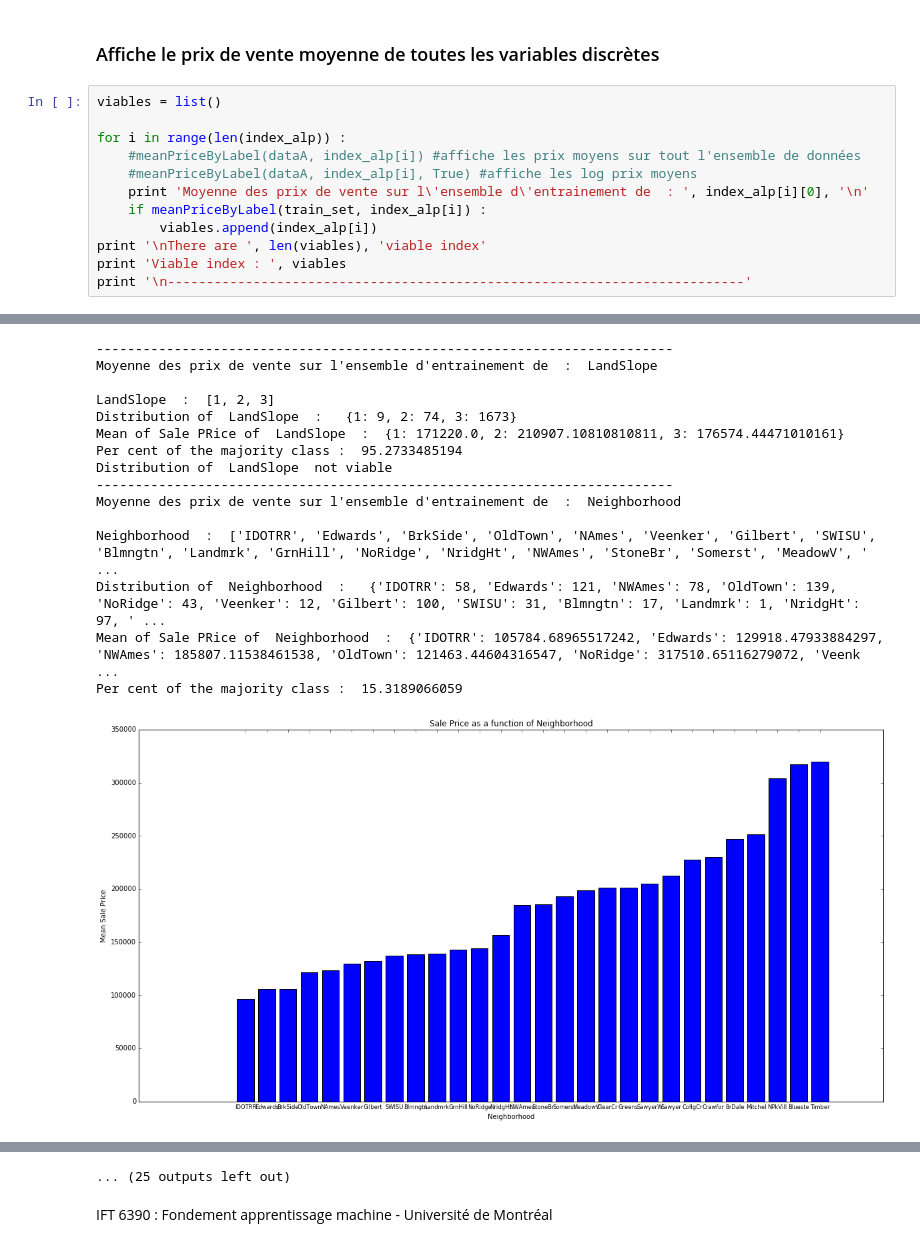
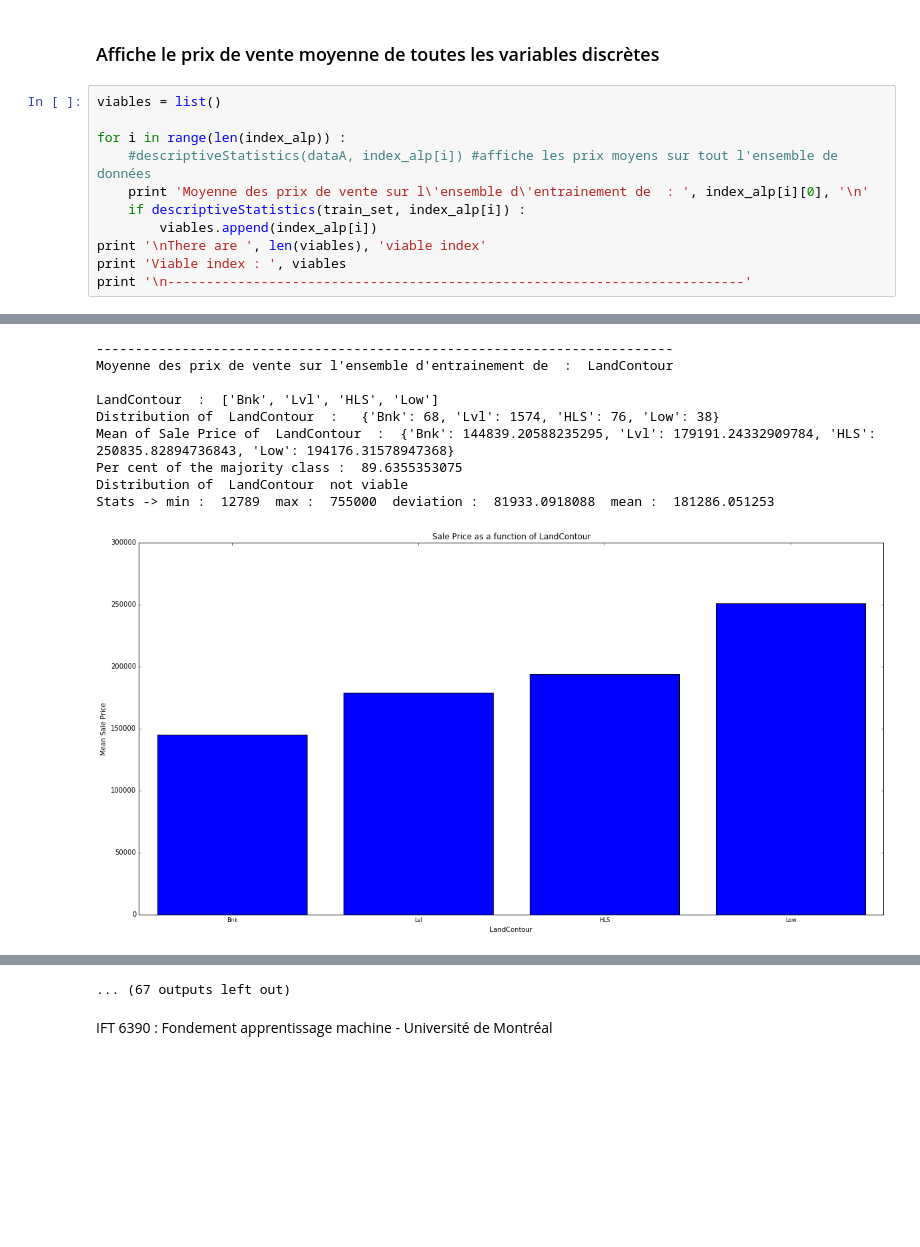
Before and after one commit to MaxouGJ/House-Prices, a Jupyter notebook: PROJET_HP_Maxime.ipynb, the cells around one changed output, grey strips where cells are left out. Drawn from its saved outputs; the diff is of its cells as text; blank space fills up the shorter version.

Commit message:
Ajout des statistiues descriptives

```diff
--- a/PROJET_HP_Maxime.ipynb
+++ b/PROJET_HP_Maxime.ipynb
@@ -1095,10 +1104,9 @@ Name: SalePrice, dtype: float64
 viables = list()
 
 for i in range(len(index_alp)) :
-    #meanPriceByLabel(dataA, index_alp[i]) #affiche les prix moyens sur tout l'ensemble de données
-    #meanPriceByLabel(dataA, index_alp[i], True) #affiche les log prix moyens
+    #descriptiveStatistics(dataA, index_alp[i]) #affiche les prix moyens sur tout l'ensemble de données
     print 'Moyenne des prix de vente sur l\'ensemble d\'entrainement de  : ', index_alp[i][0], '\n'
-    if meanPriceByLabel(train_set, index_alp[i]) :
+    if descriptiveStatistics(train_set, index_alp[i]) :
         viables.append(index_alp[i])
 print '\nThere are ', len(viables), 'viable index'
 print 'Viable index : ', viables
@@ -1148,17 +1142,11 @@ Per cent of the majority class :  72.7790432802
 --------------------------------------------------------------------------
-Moyenne des prix de vente sur l'ensemble d'entrainement de  :  LandSlope
+Moyenne des prix de vente sur l'ensemble d'entrainement de  :  LandContour
 
-LandSlope  :  [1, 2, 3]
-Distribution of  LandSlope  :   {1: 9, 2: 74, 3: 1673}
-Mean of Sale PRice of  LandSlope  :  {1: 171220.0, 2: 210907.10810810811, 3: 176574.44471010161}
-Per cent of the majority class :  95.2733485194
-Distribution of  LandSlope  not viable
---------------------------------------------------------------------------
-Moyenne des prix de vente sur l'ensemble d'entrainement de  :  Neighborhood
-
-Neighborhood  :  ['IDOTRR', 'Edwards', 'BrkSide', 'OldTown', 'NAmes', 'Veenker', 'Gilbert', 'SWISU', 'Blmngtn', 'Landmrk', 'GrnHill', 'NoRidge', 'NridgHt', 'NWAmes', 'StoneBr', 'Somerst', 'MeadowV', ' ...
-Distribution of  Neighborhood  :   {'IDOTRR': 58, 'Edwards': 121, 'NWAmes': 78, 'OldTown': 139, 'NoRidge': 43, 'Veenker': 12, 'Gilbert': 100, 'SWISU': 31, 'Blmngtn': 17, 'Landmrk': 1, 'NridgHt': 97, ' ...
-Mean of Sale PRice of  Neighborhood  :  {'IDOTRR': 105784.68965517242, 'Edwards': 129918.47933884297, 'NWAmes': 185807.11538461538, 'OldTown': 121463.44604316547, 'NoRidge': 317510.65116279072, 'Veenk ...
-Per cent of the majority class :  15.3189066059
+LandContour  :  ['Bnk', 'Lvl', 'HLS', 'Low']
+Distribution of  LandContour  :   {'Bnk': 68, 'Lvl': 1574, 'HLS': 76, 'Low': 38}
+Mean of Sale Price of  LandContour  :  {'Bnk': 144839.20588235295, 'Lvl': 179191.24332909784, 'HLS': 250835.82894736843, 'Low': 194176.31578947368}
+Per cent of the majority class :  89.6355353075
+Distribution of  LandContour  not viable
+Stats -> min :  12789  max :  755000  deviation :  81933.0918088  mean :  181286.051253
-[figure, old version]
+[figure, new version]
 --------------------------------------------------------------------------
@@ -1190,3 +1171,3 @@ Per cent of the majority class :  79.4988610478
-... (25 outputs left out)
+... (67 outputs left out)
 # %% [markdown]
 IFT 6390 : Fondement apprentissage machine - Université de Montréal
```
Also changed, not shown: parts of 4 cells of this notebook.
